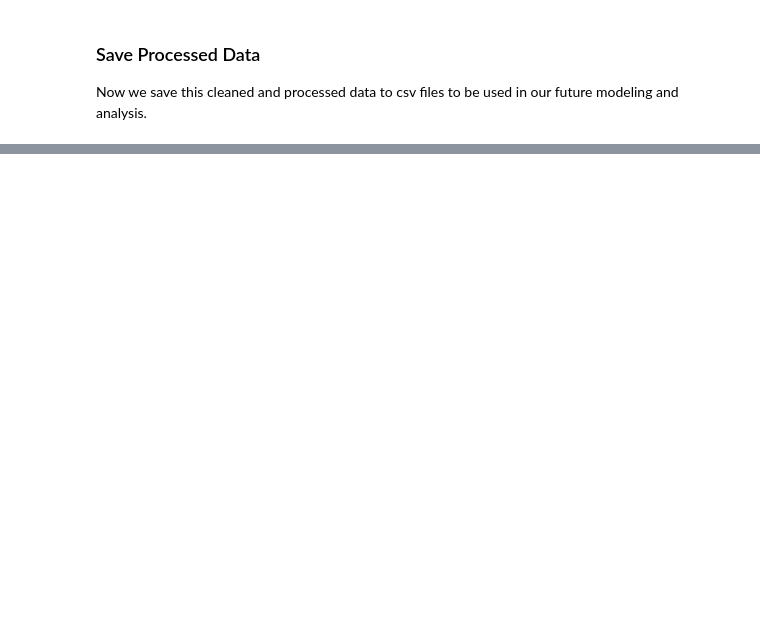
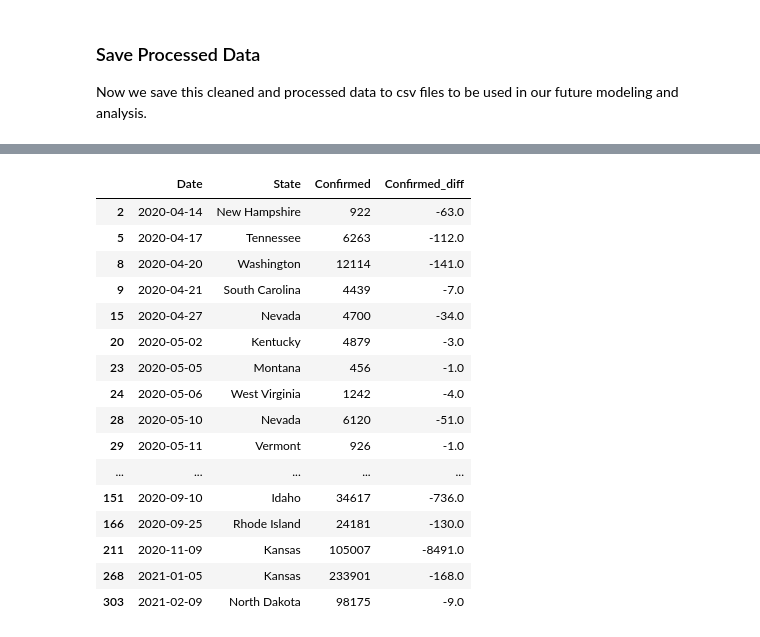
Before and after one commit to amichaelsen/COVID_project, a Jupyter notebook: analysis/covid_data_processing.ipynb, the cells around one changed output, grey strips where cells are left out. Cells and saved outputs as stored; diff of their text form; code cells hidden in the pictures; blank space fills up the shorter version.

```diff
--- a/analysis/covid_data_processing.ipynb
+++ b/analysis/covid_data_processing.ipynb
@@ -339,0 +342,3 @@ cont_daily_reports.head()
+# %%
+cont_daily_reports['Day_of_Wk'] = cont_daily_reports['Date'].dt.day_name()
+cont_daily_reports.head()
@@ -561,0 +586,20 @@ processed_data.to_csv('../data/processed_us_daily_reports.csv')
+# %%
+processed_data[processed_data['Confirmed_diff']<0][['Date','State','Confirmed','Confirmed_diff']].sort_values(by=['Date'])
+# %% [output]
+|  | Date | State | Confirmed | Confirmed_diff |
+| 2 | 2020-04-14 | New Hampshire | 922 | -63.0 |
+| 5 | 2020-04-17 | Tennessee | 6263 | -112.0 |
+| 8 | 2020-04-20 | Washington | 12114 | -141.0 |
+| 9 | 2020-04-21 | South Carolina | 4439 | -7.0 |
+| 15 | 2020-04-27 | Nevada | 4700 | -34.0 |
+| 20 | 2020-05-02 | Kentucky | 4879 | -3.0 |
+| 23 | 2020-05-05 | Montana | 456 | -1.0 |
+| 24 | 2020-05-06 | West Virginia | 1242 | -4.0 |
+| 28 | 2020-05-10 | Nevada | 6120 | -51.0 |
+| 29 | 2020-05-11 | Vermont | 926 | -1.0 |
+| ... | ... | ... | ... | ... |
+| 151 | 2020-09-10 | Idaho | 34617 | -736.0 |
+| 166 | 2020-09-25 | Rhode Island | 24181 | -130.0 |
+| 211 | 2020-11-09 | Kansas | 105007 | -8491.0 |
+| 268 | 2021-01-05 | Kansas | 233901 | -168.0 |
+| 303 | 2021-02-09 | North Dakota | 98175 | -9.0 |
```
Also changed, not shown: parts of 28 cells of this notebook, 12 other files.
